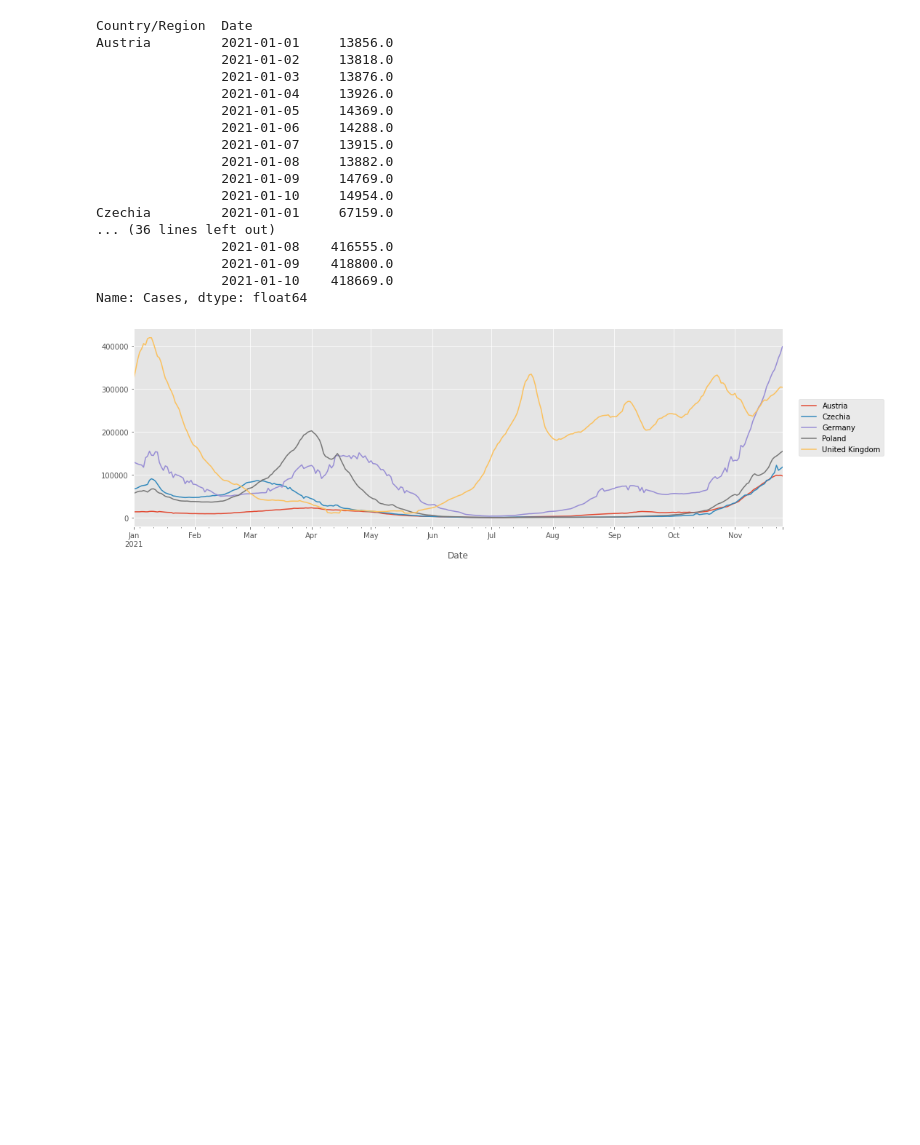
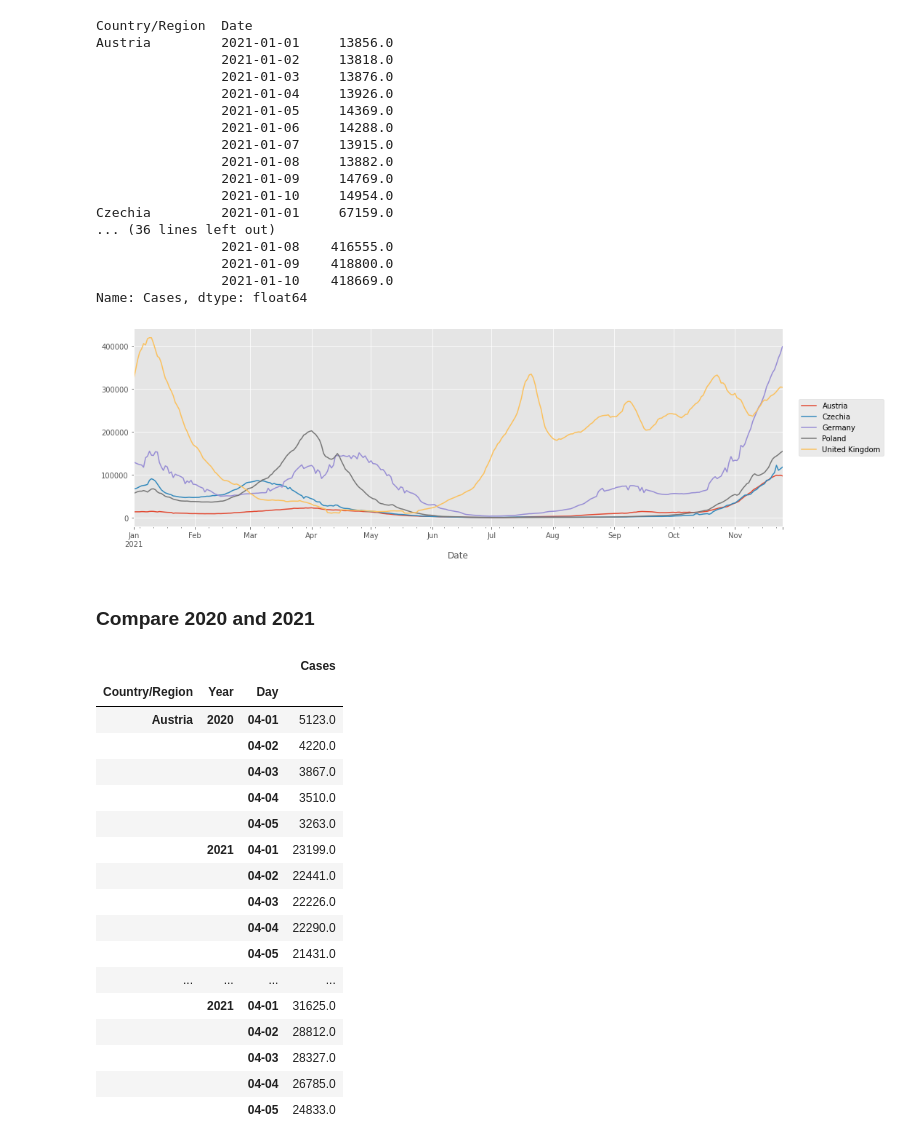
Before and after one commit to jaroslawr/jupyter-notebooks, a Jupyter notebook: dataset_covid/dataset_covid.ipynb, the cells around one changed output. Drawn from its saved outputs; the diff is of its cells as text; code cells hidden in the pictures; blank space fills up the shorter version.

```diff
--- a/dataset_covid/dataset_covid.ipynb
+++ b/dataset_covid/dataset_covid.ipynb
@@ -236,3 +236,5 @@ Name: Cases, dtype: float64
 plot(cases_moving_average.unstack(level="Country/Region"))
 # %% [output]
 [figure]
+# %% [markdown]
+### Compare 2020 and 2021
@@ -238,0 +250,22 @@ plot(cases_moving_average.unstack(level="Country/Region"))
+# %%
+cases_year_to_year = moving_average_year_to_year(df.loc[countries], window_days=7, years=[2020, 2021])
+cases_year_to_year.groupby(["Country/Region", "Year"]).head(5)
+# %% [output]
+|  |  |  | Cases |
+| Country/Region | Year | Day |  |
+| Austria | 2020 | 04-01 | 5123.0 |
+|  |  | 04-02 | 4220.0 |
+|  |  | 04-03 | 3867.0 |
+|  |  | 04-04 | 3510.0 |
+|  |  | 04-05 | 3263.0 |
+|  | 2021 | 04-01 | 23199.0 |
+|  |  | 04-02 | 22441.0 |
+|  |  | 04-03 | 22226.0 |
+|  |  | 04-04 | 22290.0 |
+|  |  | 04-05 | 21431.0 |
+| ... | ... | ... | ... |
+|  | 2021 | 04-01 | 31625.0 |
+|  |  | 04-02 | 28812.0 |
+|  |  | 04-03 | 28327.0 |
+|  |  | 04-04 | 26785.0 |
+|  |  | 04-05 | 24833.0 |
```
Also changed, not shown: parts of 3 cells of this notebook, 1 other file.
